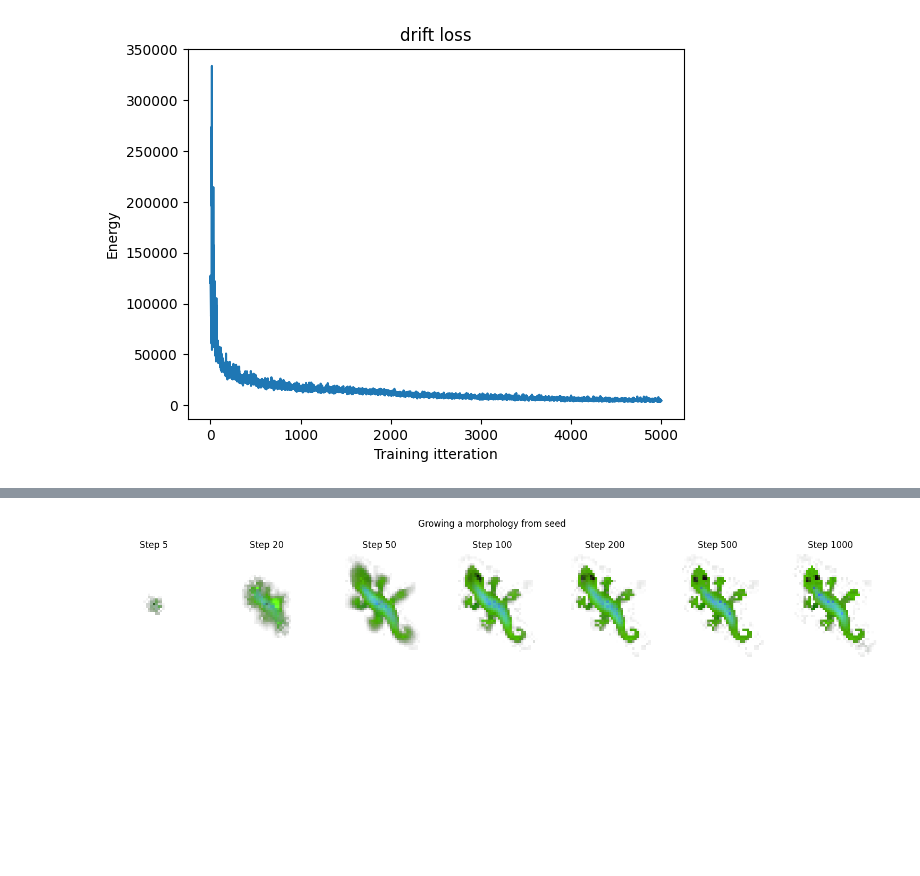
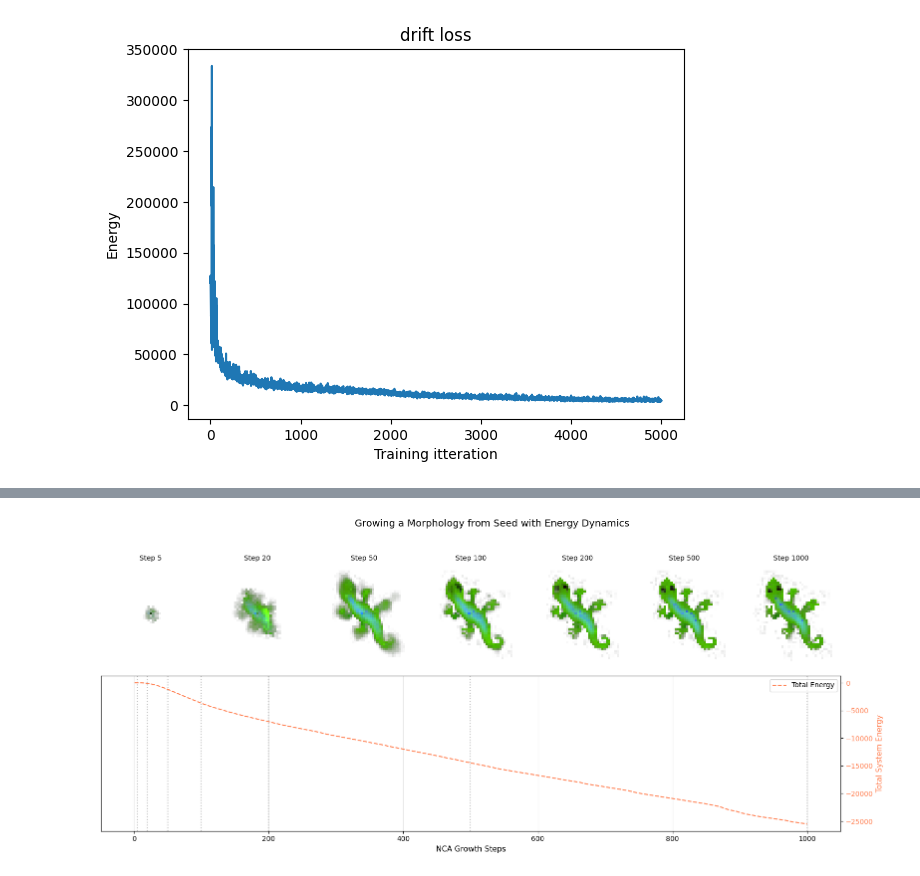
Before and after one commit to lshofsl/Advanced-topics-in-PoD-project-, a Jupyter notebook: EBM_NCA.ipynb, the cells around one changed output, grey strips where cells are left out. Drawn from its saved outputs; the diff is of its cells as text; code cells hidden in the pictures; blank space fills up the shorter version.

```diff
--- a/EBM_NCA.ipynb
+++ b/EBM_NCA.ipynb
@@ -277,3 +274,7 @@ plt.ylabel("Energy")
 plt.show()
 # %% [output]
 [figure]
+# %%
+nca = NCA_EBM(CHANNELS,hidden_n=HIDDEN_SIZE)
+nca.load_state_dict(torch.load("Trained_models/Gene/NCA_EBM.pth"))
+nca.to(DEVICE).eval()
@@ -280,27 +286,77 @@ plt.show()
 # %%
 ## Growing the morphology
-def visualize_growth(nca, seed, steps_to_show=[5, 20, 50, 100, 200, 500, 1000]):
-    x = torch.from_numpy(seed[None, ...]).to(DEVICE) if isinstance(seed, np.ndarray) else seed.to(DEVICE)
-    fig, axes = plt.subplots(1, len(steps_to_show), figsize=(15, 3))
-    fig.suptitle("Growing a morphology from seed")
+def visualize_growth(nca, seed, steps_to_show=[5, 20, 50, 100, 200, 500, 1000], device=DEVICE):
+    x = torch.from_numpy(seed[None, ...]).to(device) if isinstance(seed, np.ndarray) else seed.to(device)
 
-    current_step = 0
+    # 2 rows: Top row for visual states, Bottom row spanning for Energy plot
+    fig = plt.figure(figsize=(16, 7))
+    fig.suptitle("Growing a Morphology from Seed with Energy Dynamics", fontsize=14, y=0.98)
+
+    max_steps = max(steps_to_show)
+    total_energy_history = []
+    mean_energy_history = []
+    captured_frames = []
+
+    # Run step-by-step up to max_steps to record full continuous trajectory
     with torch.no_grad():
-        for i, target_step in enumerate(steps_to_show):
-            steps_needed = target_step - current_step
-            for _ in range(steps_needed):
-                x = nca(x)
-            current_step = target_step
+        for step in range(1, max_steps + 1):
+            x = nca(x)
 
-            img = x[0, :4].permute(1, 2, 0).cpu().numpy()
-            img = np.clip(img, 0, 1)
-            axes[i].imshow(img)
-            axes[i].set_title(f"Step {target_step}")
-            axes[i].axis("off")
+            # Record Energy metrics
+            E = nca.energy(x)
+            if torch.is_tensor(E):
+                total_energy_history.append(E.sum().item())
+
+            # Capture frame at requested steps
+            if step in steps_to_show:
+                img = x[0, :4].permute(1, 2, 0).cpu().numpy()
+                img = np.clip(img, 0, 1)
+                captured_frames.append((step, img))
+
+    # --- 1. Top Row: Morphological Snapshots ---
+    n_snapshots = len(steps_to_show)
+    for i, (step, img) in enumerate(captured_frames):
+        ax = fig.add_subplot(2, n_snapshots, i + 1)
+        ax.imshow(img)
+        ax.set_title(f"Step {step}", fontsize=10)
+        ax.axis("off")
+
+    # --- 2. Bottom Row: Continuous Energy Progression ---
+    ax_energy = fig.add_subplot(2, 1, 2)
+    steps_range = range(1, max_steps + 1)
+
+    # Remove left y-axis labels and ticks
+    ax_energy.set_yticks([])
+
+    # Primary axis styling
+    ax_energy.set_xlabel("NCA Growth Steps", fontsize=11)
+    ax_energy.grid(True, alpha=0.3)
+
+    # Secondary axis: Total System Energy
+    ax_total = ax_energy.twinx()
+    line2 = ax_total.plot(
+        steps_range,
+        total_energy_history,
+        color='coral',
+        linewidth=1.5,
+        linestyle='--',
+        label='Total Energy'
+    )
+    ax_total.set_ylabel("Total System Energy", color='coral', fontsize=11)
+    ax_total.tick_params(axis='y', labelcolor='coral')
+
+    # Add milestone markers for captured steps
+    for s in steps_to_show:
+        ax_energy.axvline(x=s, color='gray', linestyle=':', alpha=0.5)
+
+    # Legend setup
+    lines = line2
+    labels = [l.get_label() for l in lines]
+    ax_energy.legend(lines, labels, loc='upper right')
 
     plt.tight_layout()
     plt.show()
 
 visualize_growth(nca, seed)
 # %% [output]
-[figure, old version]
+[figure, new version]
```
Also changed, not shown: parts of 5 cells of this notebook.
